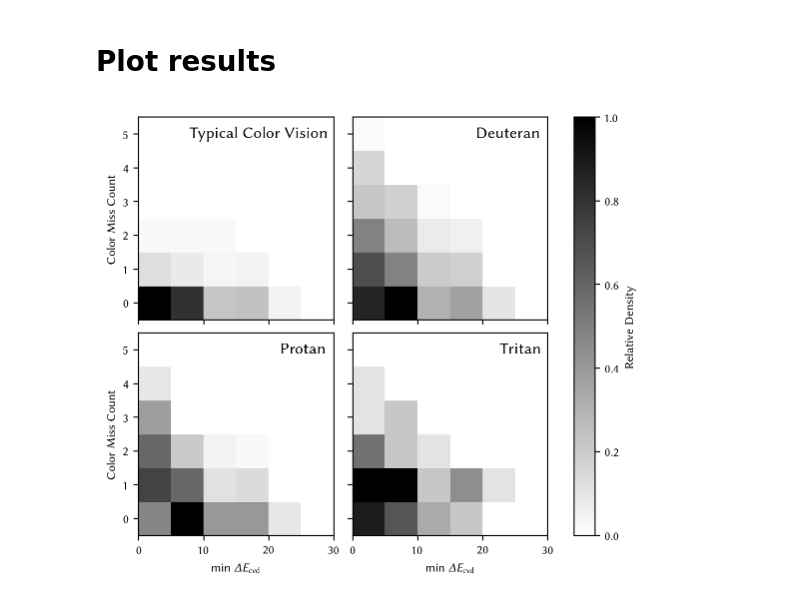
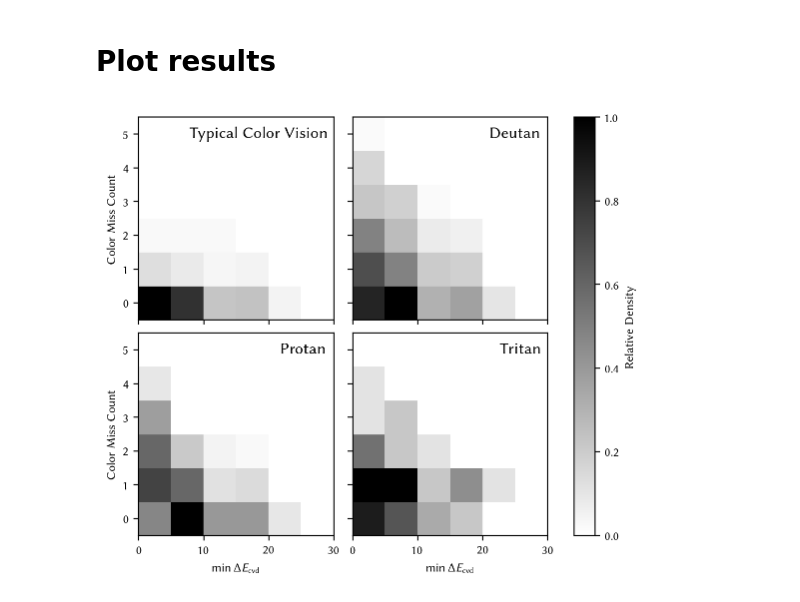
Before and after one commit to mpetroff/accessible-color-cycles, a Jupyter notebook: distance-metric-validation-survey-results/analyze-results.ipynb, the cells around one changed output. Cells and saved outputs as stored; diff of their text form; code cells hidden in the pictures.

Commit message:
Tweak plot.

```diff
--- a/distance-metric-validation-survey-results/analyze-results.ipynb
+++ b/distance-metric-validation-survey-results/analyze-results.ipynb
@@ -5,7 +5,7 @@ import matplotlib.pyplot as plt
 import matplotlib
 # %%
 plt.rc("text", usetex=True)
-plt.rc("text.latex", preamble=r"\usepackage{libertine}\usepackage{sansmath}\sansmath")
+plt.rc("text.latex", preamble=r"\usepackage{libertine}\usepackage{sansmath}\sansmath\usepackage{amsmath}")
 params = {"axes.labelsize": 9, "xtick.labelsize": 9, "ytick.labelsize": 9}
 plt.rcParams.update(params)
 # %% [markdown]
@@ -13,14 +13,14 @@ plt.rcParams.update(params)
 
 Cycle color distance data, survey input cycles, and cycle order in survey
 # %%
-with open("cycle-comparison.json") as infile:
+with open("../other-analysis/cycle-comparison.json") as infile:
     cycleDist = json.load(infile)['results']
 # %%
-with open("anglesorderplotnum.js") as infile:
+with open("../distance-metric-validation-survey/anglesorderplotnum.js") as infile:
     line = infile.readlines()[1].split("[")[1].split("]")[0]
     order = np.array([int(i) for i in line.split(",")])
 # %%
-with open("cycles_in_best_order.js") as infile:
+with open("../distance-metric-validation-survey/cycles_in_best_order.js") as infile:
     cyclesBestOrder = json.loads(infile.read().split("=")[1][1:-2])
 # %%
 numColor = np.array([cyclesBestOrder[i][0][1] for i in order])
@@ -61,7 +61,7 @@ print(f"{negative} / {total} = {negative / total * 100:.0f}%")
 fig, ax = plt.subplots(2, 2, figsize=(5.4, 4.7), sharex=True, sharey=True, layout="constrained")
 titles = {
     "typ": "Typical Color Vision",
-    "deut": "Deuteran",
+    "deut": "Deutan",
     "prot": "Protan",
     "trit": "Tritan",
 }
@@ -83,32 +83,32 @@ for i, visType in enumerate(responses):
 
     miss_count = []
     for j in range(len(data)):
         miss_count += [j] * data[j].size
 
     data = np.concatenate(data)
     #ax.flatten()[i].hist2d(data, miss_count, bins=(6, 6), range=[[0, 30], [-0.5, 5.5]], cmap="gray_r")
     # Duplicate hist2d method but use pcolor instead of pcolormesh, so polygons can be
     # extended to avoid gaps sometimes appearing in PDF rendering due to antialiasing
     # https://github.com/matplotlib/matplotlib/issues/1188
     h, xedges, yedges = np.histogram2d(data, miss_count, bins=(6, 6), range=[[0, 30], [-0.5, 5.5]], density=False, weights=None)
     pc = ax.flatten()[i].pcolor(xedges, yedges, h.T, cmap="gray_r")
     paths = [p.vertices[:4] for p in pc.get_paths()]
     for p in paths:
         p[2:, 0] += (p[2, 0] - p[0, 0]) * 0.1
         p[1:3, 1] += (p[1, 1] - p[0, 1]) * 0.1
     pc.set_paths(paths)
 
     if i % 2 == 0:
         ax.flatten()[i].set_ylabel("Color Miss Count")
     if i > 1:
-        ax.flatten()[i].set_xlabel("min $\Delta E_\mathrm{cvd}$")
+        ax.flatten()[i].set_xlabel(r"$\operatorname{\text{min}} \mathrm{\Delta} \textit{E}_\text{cvd}$")
     ax.flatten()[i].text(29, 5, titles[visType], fontsize=12, ha="right", va="center")
 
 ax[0, 0].set_yticks(range(totalMaxError))
 ax[0, 0].set_xlim(0, 30)
 
 fig.colorbar(matplotlib.cm.ScalarMappable(norm=matplotlib.colors.Normalize(vmin=0, vmax=1), cmap="gray_r"), ax=ax, label="Relative Density")
 
 plt.savefig("metric-validation.pdf")
 # %% [output]
-[figure, old version]
+[figure, new version]
```
